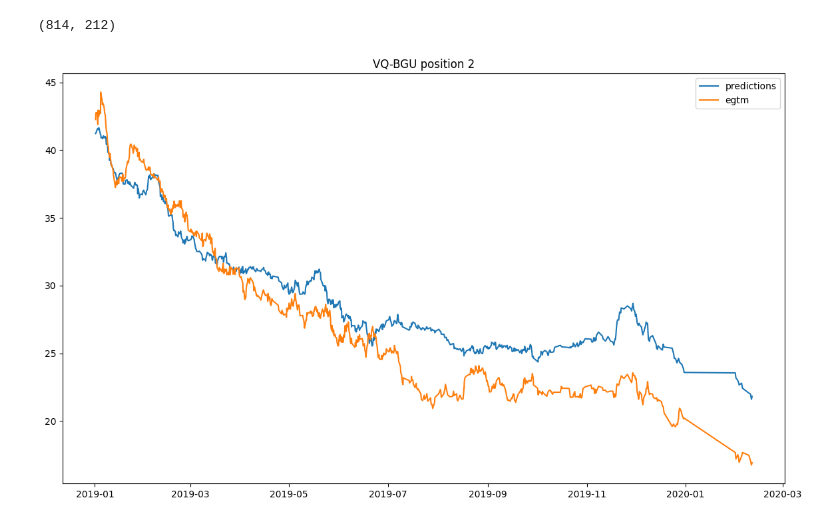
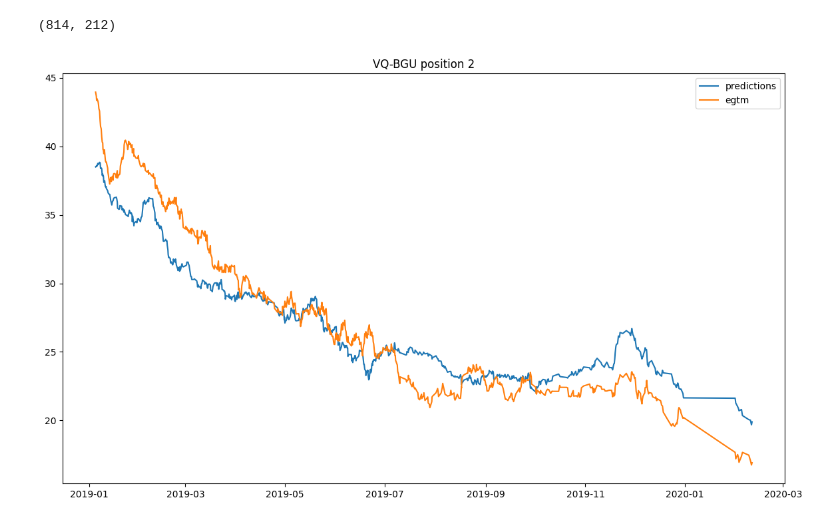
Before and after one commit to skeptlk/ecm, a Jupyter notebook: ex14_finetuning.ipynb, the cells around one changed output. Cells and saved outputs as stored; diff of their text form; code cells hidden in the pictures.

Commit message:
Fix errors in regressor model

```diff
--- a/ex14_finetuning.ipynb
+++ b/ex14_finetuning.ipynb
@@ -267,31 +278,31 @@ bgu_all.shape
 # %%
 x_param = "n2a_peak"
 y_param = "egt_peak"
 theta_param = "tat_peak"
 
 bgu = bgu_all.query(f"{x_param} > 0 and {y_param} > 0 and {theta_param} > -100 and egtm > -100").copy()
 x_param_k, y_param_k = f'{x_param}_k', f'{y_param}_k'
 bgu = theta_correct(bgu, x_param, y_param, theta_param)
-assert bgu.shape[0] >= 200
-baseline = train_engine_baseline(bgu[:200], x_param_k, y_param_k)
+assert bgu.shape[0] >= 100
+baseline = train_engine_baseline(bgu[:100], x_param_k, y_param_k)
 egtm = compute_egtm(bgu, baseline, x_param_k, y_param_k)
 
 X = pd.DataFrame(smooth(egtm, 0.05))
 lin_model = LinearRegression()
-lin_model.fit(X[:200], y=bgu['egtm'][:200])
+lin_model.fit(X[:100], y=bgu['egtm'][:100])
 
 pred = lin_model.predict(X)
 
 rmse = root_mean_squared_error(bgu['egtm'], pred)
 
 # bgu = bgu_all.query(f"n2a_peak > 0 and egt_peak > 0 and tat > -100 and egtm > -100").copy()
 
 plt.figure(figsize=(14, 8))
 plt.title(f'VQ-BGU position 2')
 # plt.plot(bgu['reportts'], pred)
 plt.plot(bgu['reportts'], smooth(0.8 * egtm + 7.4, 0.05))
 plt.plot(bgu['reportts'], bgu['egtm'])
 plt.legend(['predictions', 'egtm'])
 plt.show()
 # %% [output]
-[figure, old version]
+[figure, new version]
```
Also changed, not shown: parts of 2 cells of this notebook.
